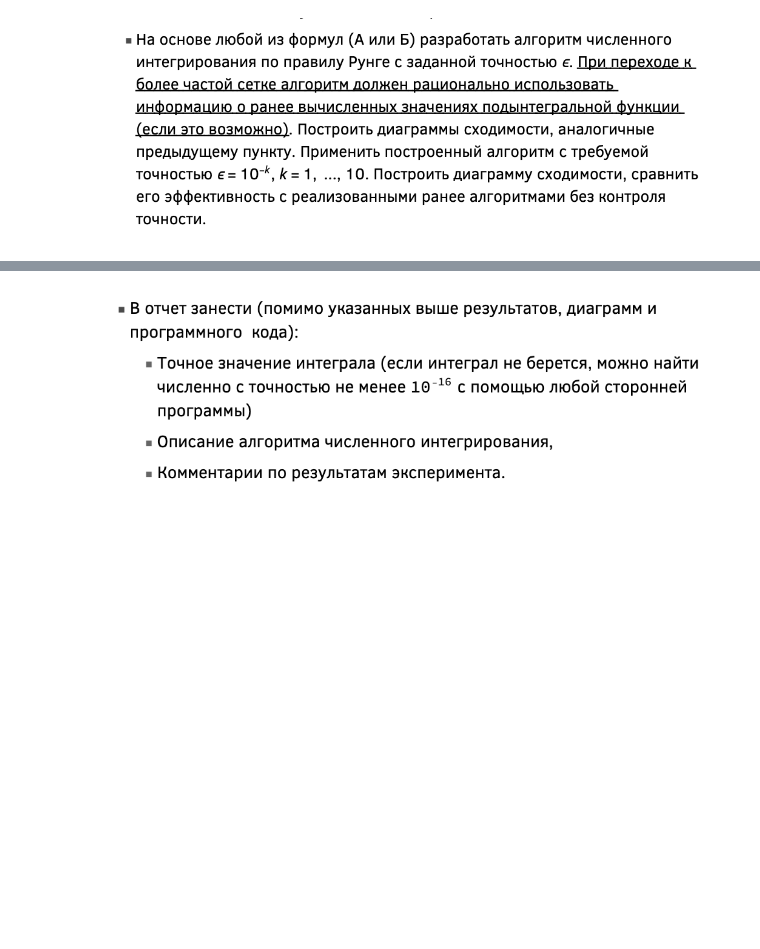
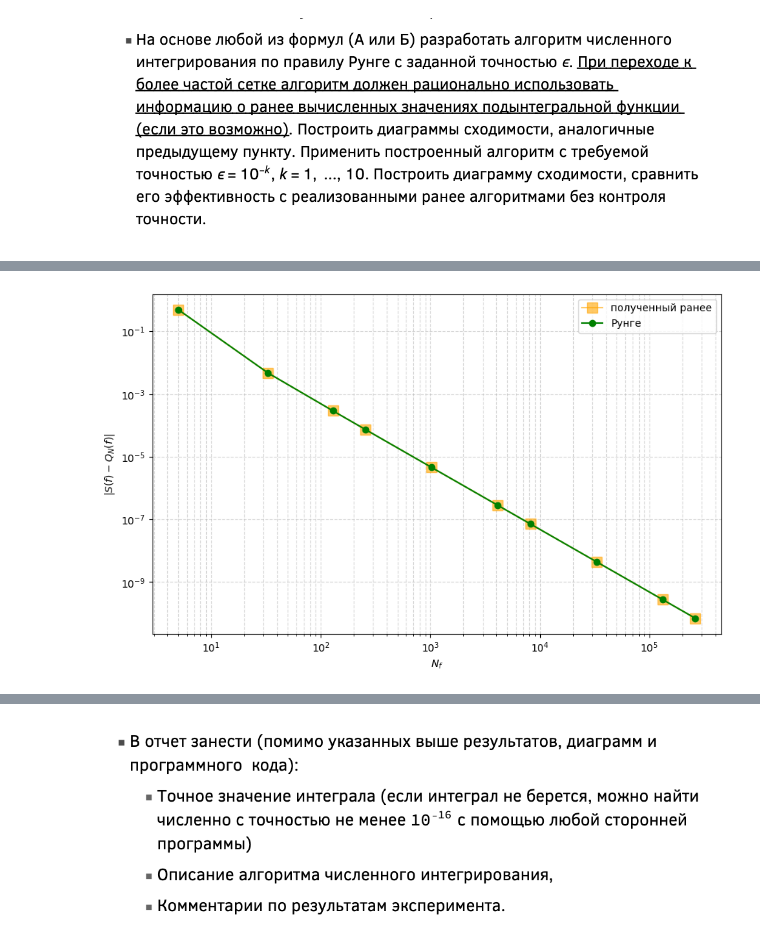
Before and after one commit to UladzislauShuman/university_homework, a Jupyter notebook: famcs_homework/numerical_methods/6sem/lab3/code/task.ipynb, the cells around one changed output, grey strips where cells are left out. Cells and saved outputs as stored; diff of their text form; code cells hidden in the pictures; blank space fills up the shorter version.

```diff
--- a/famcs_homework/numerical_methods/6sem/lab3/code/task.ipynb
+++ b/famcs_homework/numerical_methods/6sem/lab3/code/task.ipynb
@@ -46,0 +285,25 @@
+# %%
+N_values_from_runge_algorithm = [(item[0] - 1)  for item in results_runge] # список N из алгоритма для Рунге
+
+trapezoids_for_runge_values = composite_formula_of_trapezoids(a, b, N_values_from_runge_algorithm) # просчитываем для предыдущего алгоритма
+values_trapezoids, nf_trapezoids = zip(*trapezoids_for_runge_values)
+errors_trapezoids = [abs(S_f - value) for value in values_trapezoids]
+
+nf_runge_all, error_runge_all, target_eps_all = zip(*results_runge) # для Рунге
+
+# График
+plt.figure(figsize=(10, 6))
+plt.loglog(nf_trapezoids, errors_trapezoids, 's-',
+           color='orange', alpha=0.6, label='полученный ранее', markersize=10)
+
+# Результаты самого алгоритма Рунге
+plt.loglog(nf_runge_all, error_runge_all, 'o-',
+           color='green', label='Рунге', markersize=6)
+
+plt.xlabel('$N_f$')
+plt.ylabel('$|S(f) - Q_N(f)|$')
+plt.grid(True, which="both", ls="--", alpha=0.5)
+plt.legend()
+plt.show()
+# %% [output]
+[figure, added]
```
Also changed, not shown: parts of 29 cells of this notebook, 21 other files.
